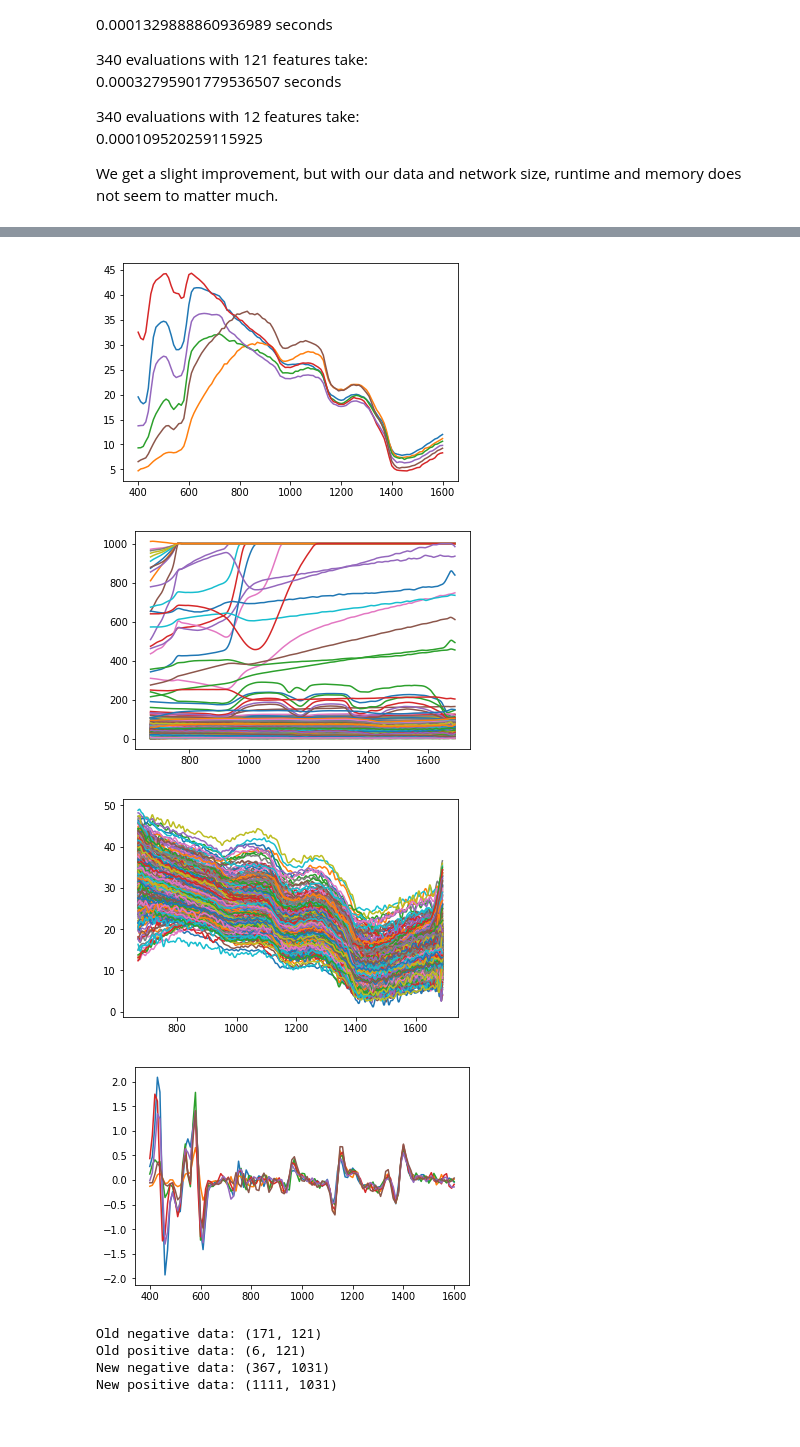
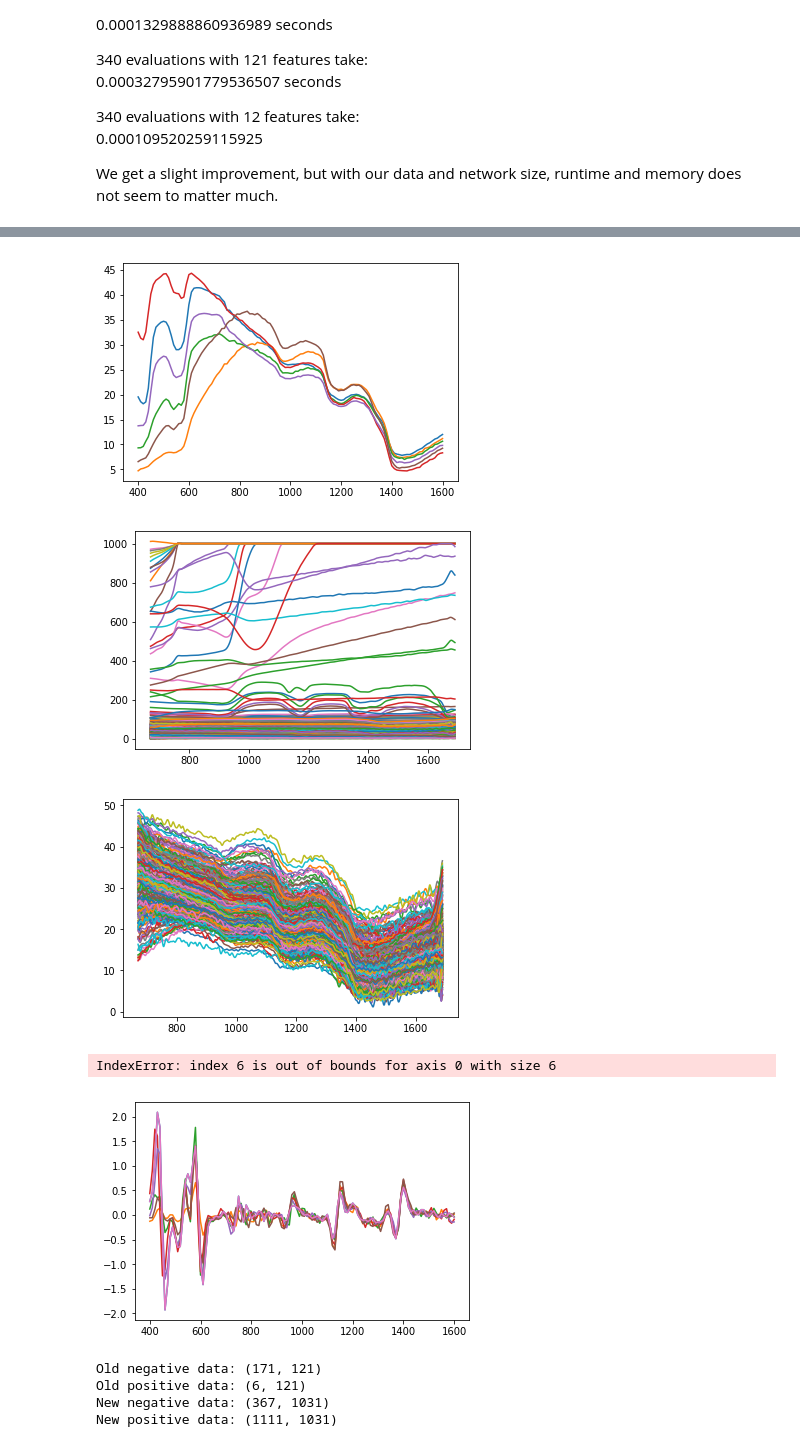
Before and after one commit to Genises/H-BRS_NeuralNetworks, a Jupyter notebook: NN_Project_29.10.2018.ipynb, the cells around one changed output, grey strips where cells are left out. Drawn from its saved outputs; the diff is of its cells as text; code cells hidden in the pictures.

```diff
--- a/NN_Project_29.10.2018.ipynb
+++ b/NN_Project_29.10.2018.ipynb
@@ -113,36 +113,37 @@ xValuesNew, dataNegativesNew = importData(dataFilesNewNegatives)
 _, dataPositivesNew = importData(dataFilesNewPositives)
 
 #Increase positives to deal with unbalance class (maybe not needed with 2016 set)
-dataPositives = np.tile(dataPositivesReal,(28,1))
+dataPositives = np.tile(dataPositivesOld,(28,1))
 # %%
 #--------------------------------------------------------------------------------Plott Data
 def plottSpectrals(x,y):
     for row in y:
         plt.plot(x,row)
     plt.show()
 
 plottSpectrals(xValuesOld,dataNegativesOld)
 plottSpectrals(xValuesOld,dataPositivesOld)
 plottSpectrals(xValuesNew,dataNegativesNew)
 plottSpectrals(xValuesNew,dataPositivesNew)
 
 
 #Extra Value for less Features (maybe)
-gradientData = np.empty([dataPositivesReal.shape[0],dataPositivesReal.shape[1]]);
+gradientData = np.empty([dataPositivesOld.shape[0],dataPositivesOld.shape[1]]);
 i = 0;
-for row in dataPositivesReal:
+for row in dataPositives:
     gradient = np.gradient(np.gradient(row)) #where does the gradient change fastest
-    plt.plot(xValues,gradient)
+    plt.plot(xValuesOld,gradient)
     gradientData[i] = gradient
     i = i+1
 
 plt.show()
 # %% [output]
 [figure]
 [figure]
 [figure]
 [figure]
+IndexError: index 6 is out of bounds for axis 0 with size 6
-[figure, old version]
+[figure, new version]
 # %%
 #--------------------------------------------------------------------------------Some Information on Data
 print("Old negative data: " + str(dataNegativesOld.shape))
```
Also changed, not shown: parts of 4 cells of this notebook.
